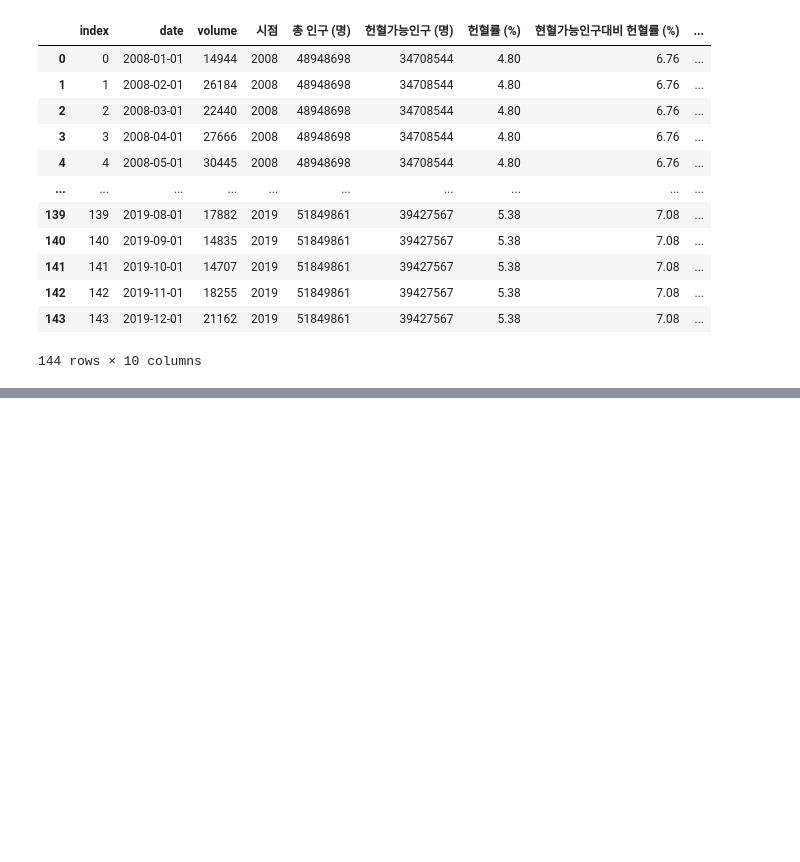
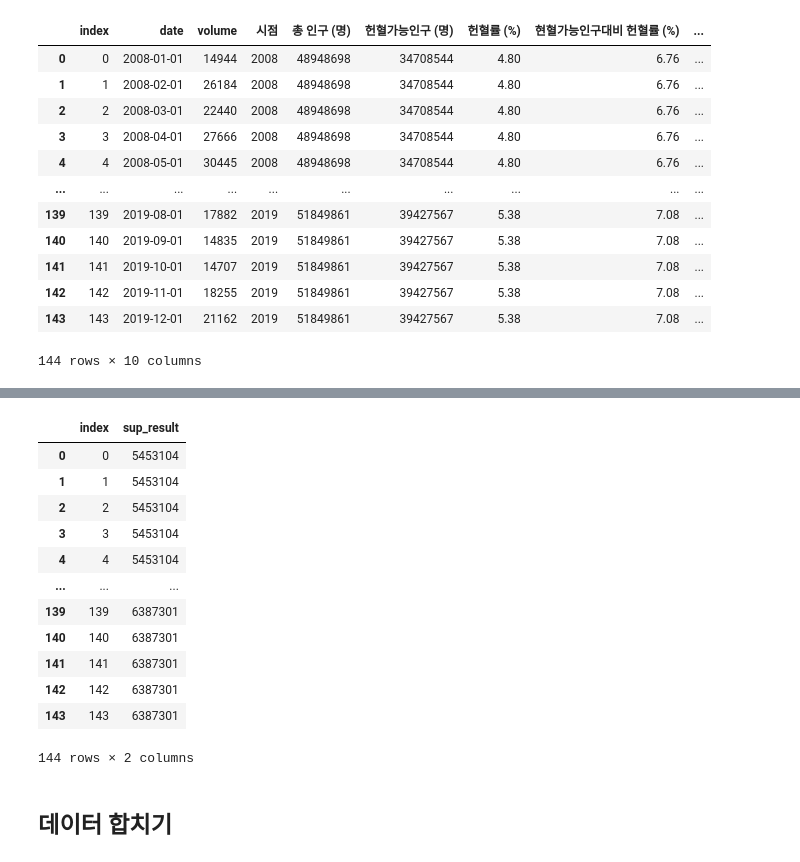
Before and after one commit to dch9610/BAB_Project, a Jupyter notebook: 모델링용 데이터 만들기.ipynb, the cells around one changed output, grey strips where cells are left out. Saved outputs shown, nothing was run; the diff lists cells and outputs as text; code cells hidden in the pictures; blank space fills up the shorter version.

```diff
--- a/모델링용 데이터 만들기.ipynb
+++ b/모델링용 데이터 만들기.ipynb
@@ -541,0 +606,6 @@ df3.to_csv('모델용 데이터/모델링 데이터(3).csv', encoding='CP949')
+# %%
+# 공급합계중 지역 합계 데이터만 쓸것이다
+blood_sup_co4 = blood_sup_co3[['합계']]
+# 2008년 이후 데이터만  쓸거니 필요없는건 drop
+blood_sup_co5 = blood_sup_co4.drop(index=['2005.2','2006.2','2007.2'])
+blood_sup_co5
@@ -541,0 +649,16 @@ df3.to_csv('모델용 데이터/모델링 데이터(3).csv', encoding='CP949')
+# %%
+# 년단위 데이터를 월 단위에 넣어주기위해 데이터 처리
+# 데이터를 12번 반복하기위해 같은데이터를 12번 합침
+blood_sup_co6 = pd.concat([blood_sup_co5,
+blood_sup_co5,
+blood_sup_co5,
+blood_sup_co5,
+blood_sup_co5,
+blood_sup_co5,
+blood_sup_co5,
+blood_sup_co5,
+blood_sup_co5,
+blood_sup_co5,
+blood_sup_co5,
+blood_sup_co5])
+blood_sup_co6
@@ -541,0 +679,5 @@ df3.to_csv('모델용 데이터/모델링 데이터(3).csv', encoding='CP949')
+# %%
+# 순서대로 넣기위해 정렬
+blood_sup_co6 = blood_sup_co6.sort_index()
+blood_sup_co6 = blood_sup_co6.rename(columns={'합계' : 'sup_result'})
+blood_sup_co6
@@ -541,0 +701,21 @@ df3.to_csv('모델용 데이터/모델링 데이터(3).csv', encoding='CP949')
+# %%
+# 합치기위해 index 칼럼 넣어주기
+blood_sup_co7 = blood_sup_co6.reset_index().drop(columns= 'index')
+blood_sup_co7 = blood_sup_co7.reset_index()
+blood_sup_co7
+# %% [output]
+|  | index | sup_result |
+| 0 | 0 | 5453104 |
+| 1 | 1 | 5453104 |
+| 2 | 2 | 5453104 |
+| 3 | 3 | 5453104 |
+| 4 | 4 | 5453104 |
+| ... | ... | ... |
+| 139 | 139 | 6387301 |
+| 140 | 140 | 6387301 |
+| 141 | 141 | 6387301 |
+| 142 | 142 | 6387301 |
+| 143 | 143 | 6387301 |
+144 rows × 2 columns
+# %% [markdown]
+## 데이터 합치기
```
Also changed, not shown: parts of 12 cells of this notebook.
